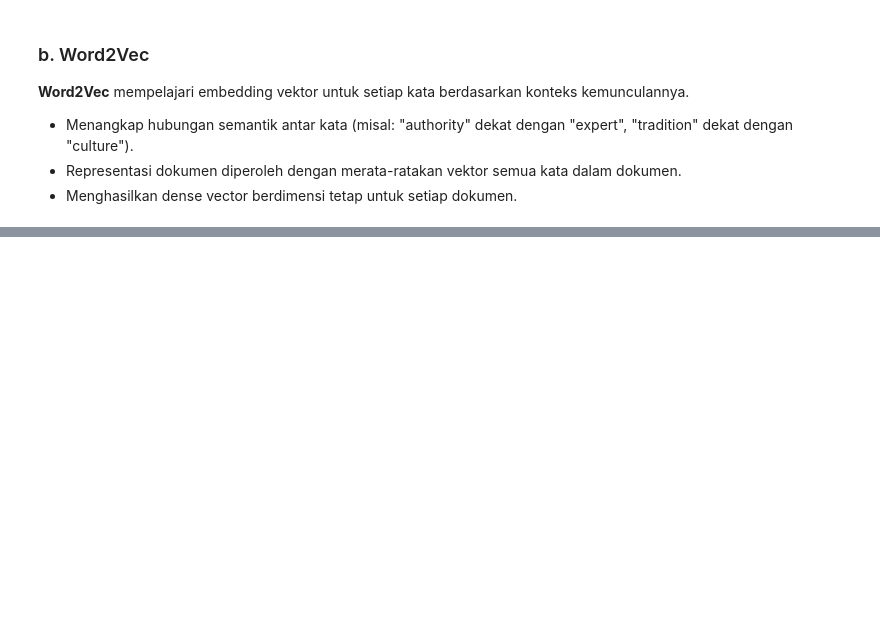
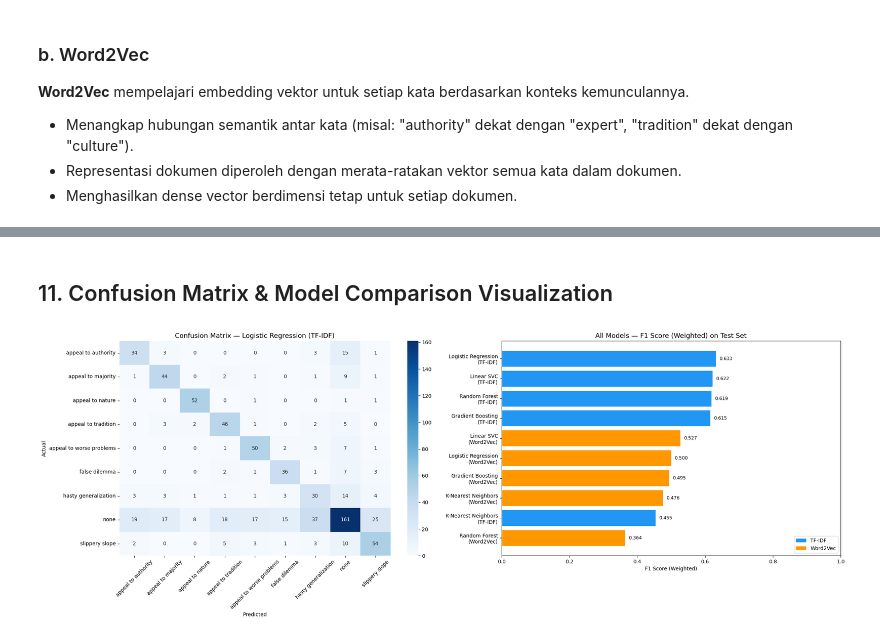
Before and after one commit to aristelcrowley/logical-fallacy-detection, a Jupyter notebook: logical-fallacy-detection.ipynb, the cells around one changed output, grey strips where cells are left out. Cells and saved outputs as stored; diff of their text form; code cells hidden in the pictures; blank space fills up the shorter version.

Commit message:
feat: add model training with multiple algorithms and model evaluation

```diff
--- a/logical-fallacy-detection.ipynb
+++ b/logical-fallacy-detection.ipynb
@@ -297,0 +298,11 @@ Word2Vec Document Matrix Shape: (5370, 100)
+# %%
+from sklearn.preprocessing import LabelEncoder
+
+label_encoder = LabelEncoder()
+df['label'] = label_encoder.fit_transform(df['fallacy'])
+
+print(f"Jumlah kelas: {len(label_encoder.classes_)}")
+print(f"\nMapping label:")
+for i, cls in enumerate(label_encoder.classes_):
+    count = (df['label'] == i).sum()
+    print(f"  {i} → {cls} ({count} sampel)")
@@ -297,0 +587,47 @@ Word2Vec Document Matrix Shape: (5370, 100)
+# %% [markdown]
+## 11. Confusion Matrix & Model Comparison Visualization
+# %%
+import matplotlib.pyplot as plt
+import seaborn as sns
+
+fig, axes = plt.subplots(1, 2, figsize=(22, 8))
+
+# --- 1. Confusion Matrix (Best Model) ---
+cm = confusion_matrix(y_test, y_pred_best)
+sns.heatmap(
+    cm, annot=True, fmt='d', cmap='Blues',
+    xticklabels=label_encoder.classes_,
+    yticklabels=label_encoder.classes_,
+    ax=axes[0]
+)
+axes[0].set_title(f'Confusion Matrix — {best_name} ({best_features})', fontsize=13)
+axes[0].set_xlabel('Predicted')
+axes[0].set_ylabel('Actual')
+axes[0].tick_params(axis='x', rotation=45)
+axes[0].tick_params(axis='y', rotation=0)
+
+# --- 2. Model Comparison Bar Chart —--
+plot_df = results_df.copy()
+plot_df = plot_df.sort_values('F1 (weighted)', ascending=True)
+plot_df['Label'] = plot_df['Model'] + '\n(' + plot_df['Features'] + ')'
+
+colors = ['#2196F3' if f == 'TF-IDF' else '#FF9800' for f in plot_df['Features']]
+axes[1].barh(plot_df['Label'], plot_df['F1 (weighted)'], color=colors)
+axes[1].set_title('All Models — F1 Score (Weighted) on Test Set', fontsize=13)
+axes[1].set_xlabel('F1 Score (Weighted)')
+axes[1].set_xlim(0, 1)
+
+# Add value labels
+for i, (val, label) in enumerate(zip(plot_df['F1 (weighted)'], plot_df['Label'])):
+    axes[1].text(val + 0.01, i, f'{val:.3f}', va='center', fontsize=9)
+
+# Legend
+from matplotlib.patches import Patch
+legend_elements = [Patch(facecolor='#2196F3', label='TF-IDF'),
+                   Patch(facecolor='#FF9800', label='Word2Vec')]
+axes[1].legend(handles=legend_elements, loc='lower right')
+
+plt.tight_layout()
+plt.show()
+# %% [output]
+[figure, added]
```
Also changed, not shown: parts of 15 cells of this notebook.
